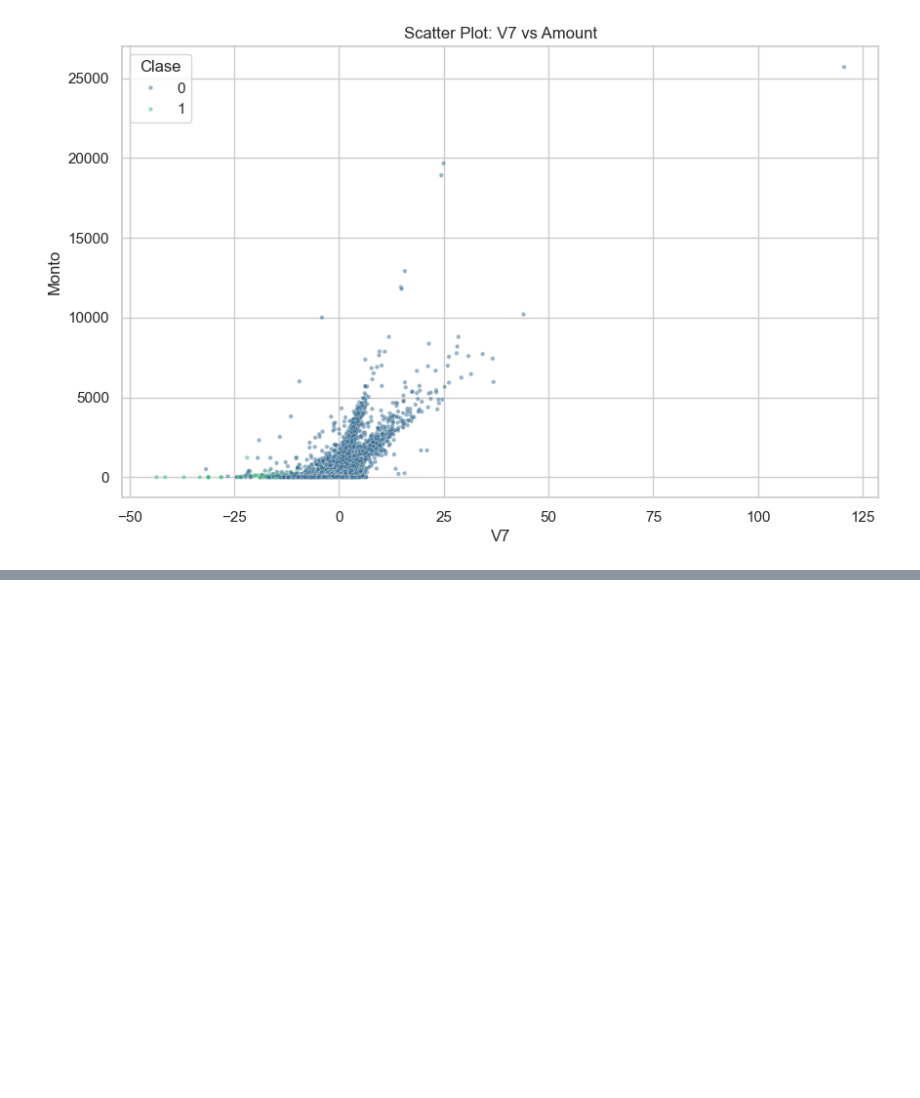
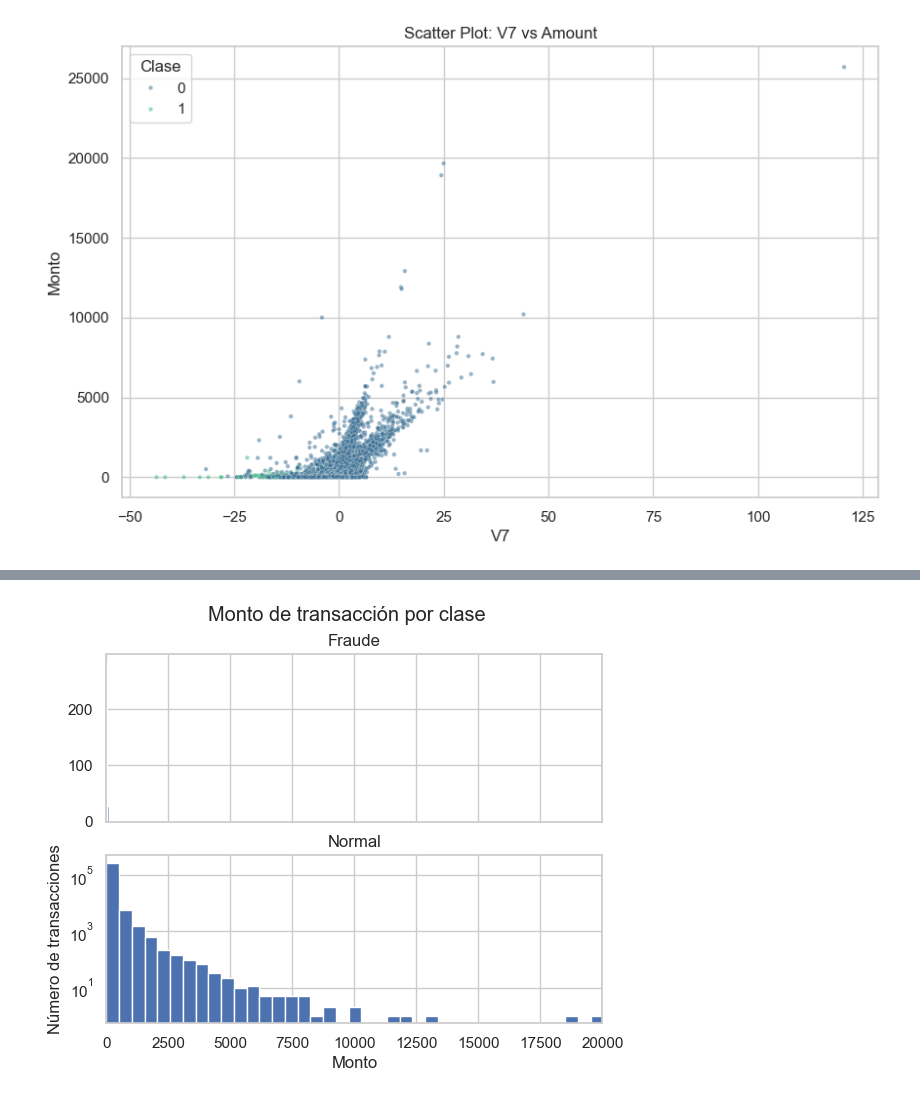
Before and after one commit to No-Country-simulation/c19-128-t-data-bi, a Jupyter notebook: EDA.ipynb, the cells around one changed output, grey strips where cells are left out. Saved outputs shown, nothing was run; the diff lists cells and outputs as text; code cells hidden in the pictures; blank space fills up the shorter version.

```diff
--- a/EDA.ipynb
+++ b/EDA.ipynb
@@ -184,0 +242,20 @@ plt.show()
+# %%
+# Clasificación de clases '0 = Normal y 1 = Fraude'
+
+normal = data[data['Class'] == 0]
+fraude = data[data['Class'] == 1]
+# %%
+f, (ax1, ax2) = plt.subplots(2, 1, sharex=True)
+f.suptitle('Monto de transacción por clase')
+bins = 50
+ax1.hist(fraude.Amount, bins = bins)
+ax1.set_title('Fraude')
+ax2.hist(normal.Amount, bins = bins)
+ax2.set_title('Normal')
+plt.xlabel('Monto')
+plt.ylabel('Número de transacciones')
+plt.xlim((0, 20000))
+plt.yscale('log')
+plt.show()
+# %% [output]
+[figure, added]
```
Also changed, not shown: parts of 7 cells of this notebook.
